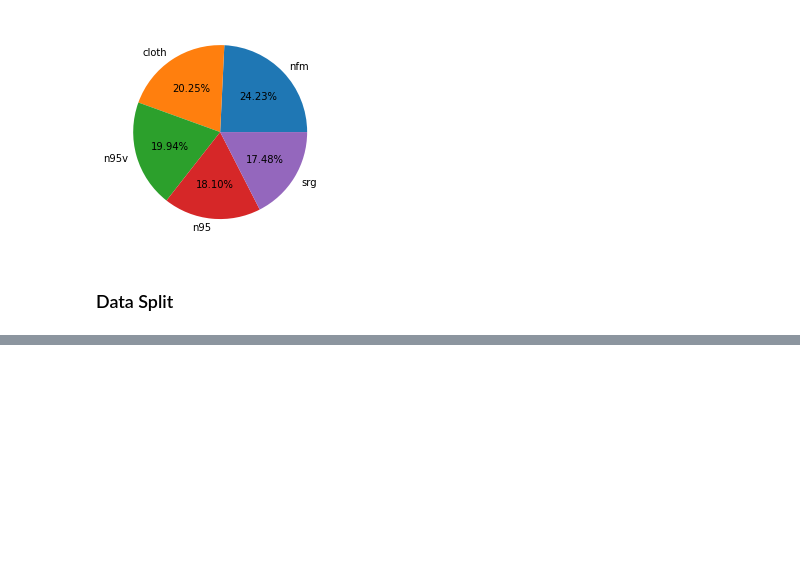
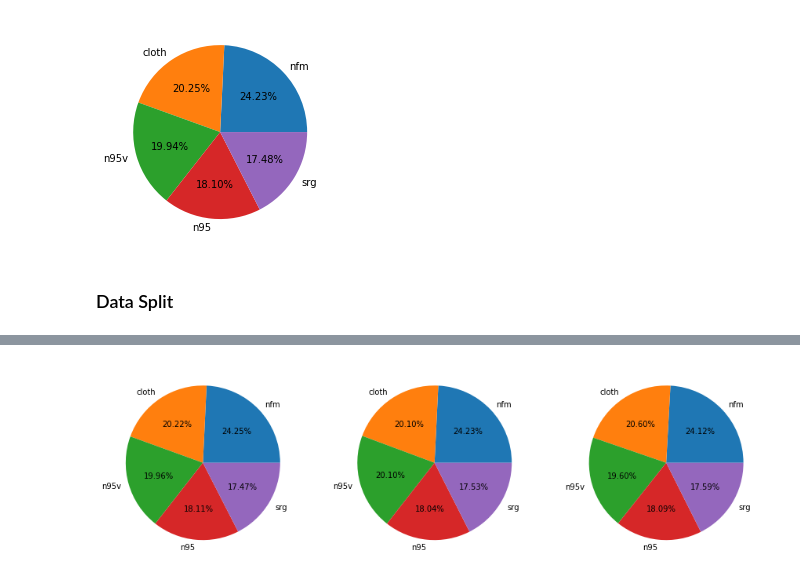
Before and after one commit to nuyhc/Struggles, a Jupyter notebook: Face_Mask_Types_Dataset/Face Mask Types Dataset.ipynb, the cells around one changed output, grey strips where cells are left out. Saved outputs shown, nothing was run; the diff lists cells and outputs as text; code cells hidden in the pictures; blank space fills up the shorter version.

```diff
--- a/Face_Mask_Types_Dataset/Face Mask Types Dataset.ipynb
+++ b/Face_Mask_Types_Dataset/Face Mask Types Dataset.ipynb
@@ -81,0 +97,22 @@ ValueError: The provided input folder "FaceMask_Types_Dataset\Dataset" does not
+# %%
+# Train
+train_image_names = pd.Series(train_img)
+train_df = pd.DataFrame({"Filename":[x for x in train_image_names.map(lambda img_name: img_name.split("\\")[-1])],
+                         "ClassId":[x for x in train_image_names.map(lambda img_name: img_name.split("\\")[-2])]})
+# Val
+val_image_names = pd.Series(val_img)
+val_df = pd.DataFrame({"Filename":[x for x in val_image_names.map(lambda img_name: img_name.split("\\")[-1])],
+                         "ClassId":[x for x in val_image_names.map(lambda img_name: img_name.split("\\")[-2])]})
+# Test
+test_image_names = pd.Series(test_img)
+test_df = pd.DataFrame({"Filename":[x for x in test_image_names.map(lambda img_name: img_name.split("\\")[-1])],
+                         "ClassId":[x for x in test_image_names.map(lambda img_name: img_name.split("\\")[-2])]})
+# %%
+fig, ax = plt.subplots(1, 3, figsize=(15, 5))
+for idx, df in enumerate([train_df, val_df, test_df]):
+    axex = ax[idx]
+    df = df["ClassId"].value_counts()
+    axex.pie(df.values, labels=df.index, autopct="%.2f%%")
+plt.show()
+# %% [output]
+[figure, added]
```
Also changed, not shown: parts of 22 cells of this notebook.
